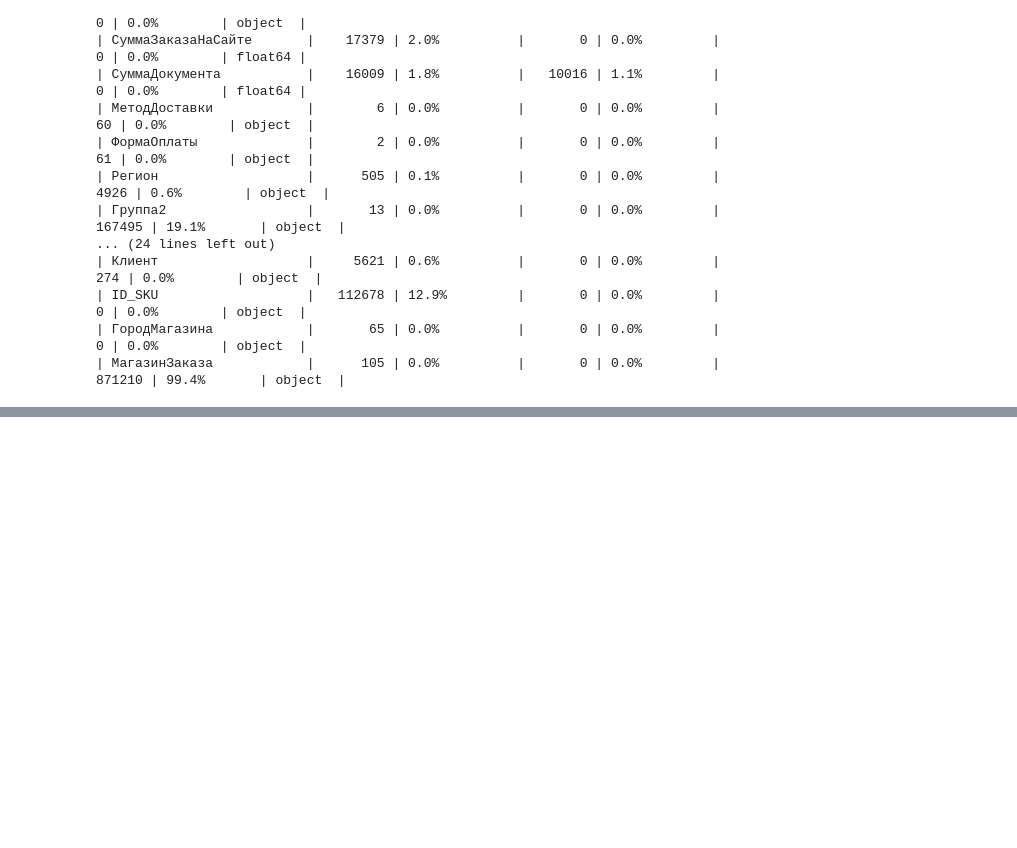
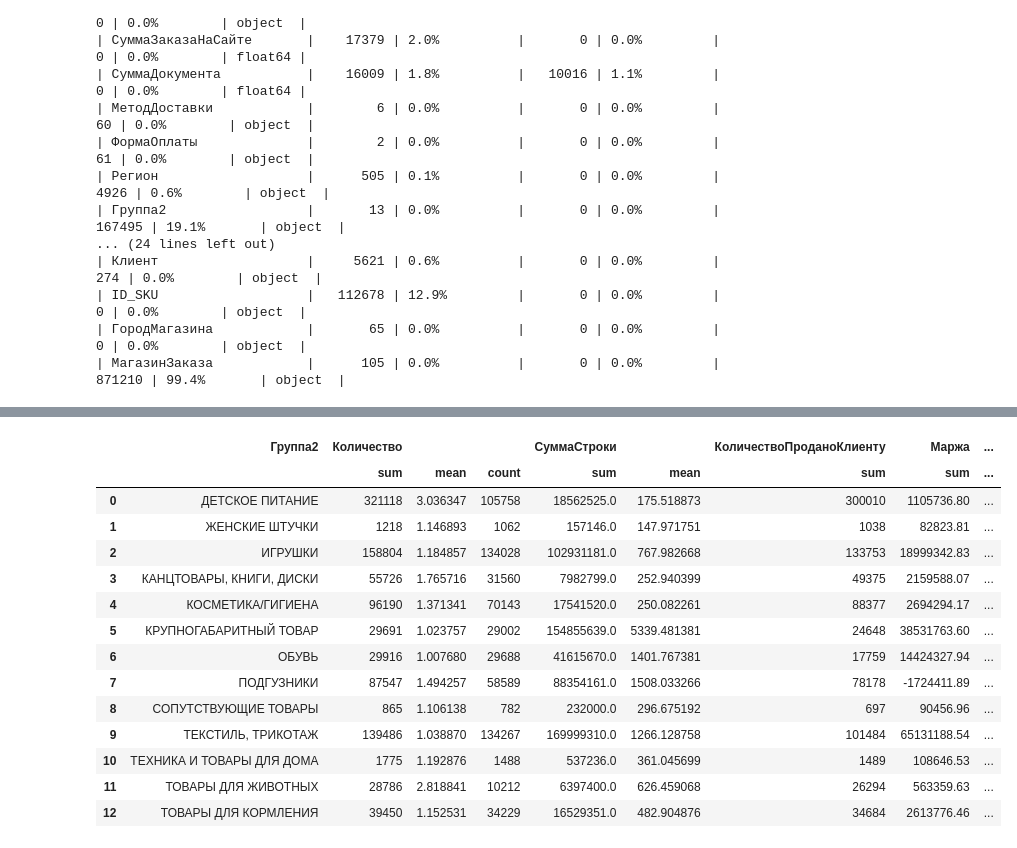
Before and after one commit to DaniilDyundik/Analytics_ML, a Jupyter notebook: Analytics_ВКР.ipynb, the cells around one changed output, grey strips where cells are left out. Cells and saved outputs as stored; diff of their text form; code cells hidden in the pictures; blank space fills up the shorter version.

```diff
--- a/Analytics_ВКР.ipynb
+++ b/Analytics_ВКР.ipynb
@@ -405,0 +590,2 @@ print(tabulate(numeric_data,
+# %%
+df_clean = df_clean.query('Количество != 0')
@@ -405,0 +642,2 @@ print(tabulate(numeric_data,
+# %%
+df_temp = df_clean[['Группа2', 'Количество', 'СуммаСтроки', 'КоличествоПроданоКлиенту', 'Маржа']]
@@ -405,0 +657,10 @@ print(tabulate(numeric_data,
+# %%
+
+df_grouped = df_temp.groupby(['Группа2']).agg({
+    'Количество': ['sum', 'mean', 'count'],
+    'СуммаСтроки': ['sum', 'mean'],
+    'КоличествоПроданоКлиенту': 'sum',
+    'Маржа': 'sum'
+}).reset_index()
+
+df_grouped
@@ -405,0 +683,35 @@ print(tabulate(numeric_data,
+# %%
+# 1. Создаем маску с условиями (как WHERE в CALCULATE)
+mask = (df_clean['Отменено'] == 'Нет') & \
+       (df_clean['Статус'] == 'Доставлен') & \
+       (df_clean['НовыйСтатус'] == 'Доставлен')
+
+# 2. Считаем сумму продаж по группам с учетом условий
+sales_dostavleno = df_clean[mask].groupby('Группа2')['КоличествоПроданоКлиенту'].sum()
+
+# 3. Добавляем в твою сводную таблицу (df_pivot)
+df_grouped['Количество выкупов'] = df_grouped['Группа2'].map(sales_dostavleno).fillna(0)
+
+
+
+
+df_grouped['Процент_выкупа_%'] = (df_grouped['Количество выкупов'] /
+                                 df_grouped['КоличествоПроданоКлиенту', 'sum'] * 100).round(2)
+# %%
+df_grouped
+# %% [output]
+|  | Группа2 | Количество |  |  | СуммаСтроки |  | КоличествоПроданоКлиенту | Маржа | ... |
+|  |  | sum | mean | count | sum | mean | sum | sum | ... |
+| 0 | ДЕТСКОЕ ПИТАНИЕ | 321118 | 3.036347 | 105758 | 18562525.0 | 175.518873 | 300010 | 1105736.80 | ... |
+| 1 | ЖЕНСКИЕ ШТУЧКИ | 1218 | 1.146893 | 1062 | 157146.0 | 147.971751 | 1038 | 82823.81 | ... |
+| 2 | ИГРУШКИ | 158804 | 1.184857 | 134028 | 102931181.0 | 767.982668 | 133753 | 18999342.83 | ... |
+| 3 | КАНЦТОВАРЫ, КНИГИ, ДИСКИ | 55726 | 1.765716 | 31560 | 7982799.0 | 252.940399 | 49375 | 2159588.07 | ... |
+| 4 | КОСМЕТИКА/ГИГИЕНА | 96190 | 1.371341 | 70143 | 17541520.0 | 250.082261 | 88377 | 2694294.17 | ... |
+| 5 | КРУПНОГАБАРИТНЫЙ ТОВАР | 29691 | 1.023757 | 29002 | 154855639.0 | 5339.481381 | 24648 | 38531763.60 | ... |
+| 6 | ОБУВЬ | 29916 | 1.007680 | 29688 | 41615670.0 | 1401.767381 | 17759 | 14424327.94 | ... |
+| 7 | ПОДГУЗНИКИ | 87547 | 1.494257 | 58589 | 88354161.0 | 1508.033266 | 78178 | -1724411.89 | ... |
+| 8 | СОПУТСТВУЮЩИЕ ТОВАРЫ | 865 | 1.106138 | 782 | 232000.0 | 296.675192 | 697 | 90456.96 | ... |
+| 9 | ТЕКСТИЛЬ, ТРИКОТАЖ | 139486 | 1.038870 | 134267 | 169999310.0 | 1266.128758 | 101484 | 65131188.54 | ... |
+| 10 | ТЕХНИКА И ТОВАРЫ ДЛЯ ДОМА | 1775 | 1.192876 | 1488 | 537236.0 | 361.045699 | 1489 | 108646.53 | ... |
+| 11 | ТОВАРЫ ДЛЯ ЖИВОТНЫХ | 28786 | 2.818841 | 10212 | 6397400.0 | 626.459068 | 26294 | 563359.63 | ... |
+| 12 | ТОВАРЫ ДЛЯ КОРМЛЕНИЯ | 39450 | 1.152531 | 34229 | 16529351.0 | 482.904876 | 34684 | 2613776.46 | ... |
```
Also changed, not shown: parts of 31 cells of this notebook.
